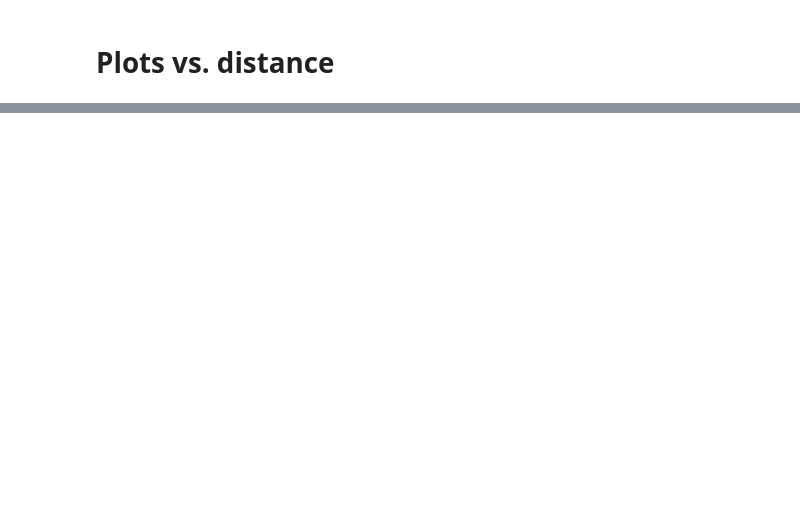
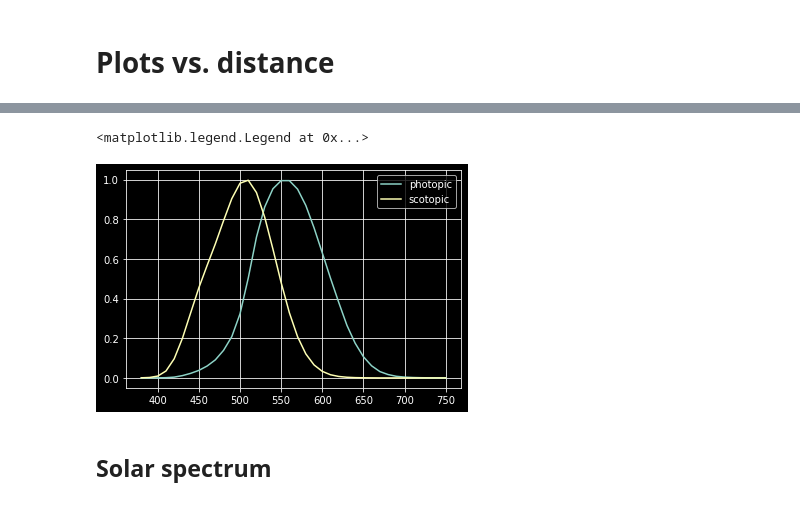
Before and after one commit to davidxcohen/imaging, a Jupyter notebook: func/Sand_Box.ipynb, the cells around one changed output, grey strips where cells are left out. Cells and saved outputs as stored; diff of their text form; code cells hidden in the pictures; blank space fills up the shorter version.

```diff
--- a/func/Sand_Box.ipynb
+++ b/func/Sand_Box.ipynb
@@ -70,0 +287,36 @@ iplot({'data': data, 'layout': layout})
+# %%
+# From Holst G. C. - CCD array cameras and display, 2nd ed., p. 24, JCD
+# publishing
+wavelength = np.linspace(380, 750, 38);
+photopic = np.array([ 0, .00012,
+            .0004, .0012, 0.004, .0116, .023, .038, .06, .091, .139,
+            .208, .323, .503, .71, .862, .954, .995, .995, .952, .87,
+            .757, .631, .503, .381, .265, .175, .107, .061, .032, .017,
+            .0082, .0041,
+            .0021, .00105, .00052, .00025, .00012])
+scotopic = np.array([.00059, .00221,
+            .00929, .03484, .0966, .1998, .3281, .455, .567, .676,
+            .793, .904, .982, .997, .935, .811, .65, .481, .3288,
+            .2076, .1212, .0655, .03315, .01593, .00737, .00335, .0015,
+            .00067, .00031, 0, 0, 0, 0,
+            0, 0, 0, 0, 0])
+low_wl = 400
+high_wl = 700
+wl_vec = np.all([[wavelength <=700 ], [wavelength >=400 ]], axis=0)
+visible_integral_factor = np.sum(photopic[wl_vec[0]]) / (np.sum(wl_vec) * np.max(photopic))
+                           # ratio between integral of photopic respone
+                           # to its maximum @ 555 nm
+                           # To convert from lux to W/cm2 ==> divide by
+                           # this factor
+luminous_efficacy = 683 # [lumen/W] luminous efficacy - (lm/W) @ 555 nm
+# photopic, wavelength, len(photopic), len(wavelength), math.pi
+# %%
+plt.plot(wavelength, photopic, label='photopic')
+plt.plot(wavelength, scotopic, label='scotopic')
+plt.grid()
+plt.legend()
+# %% [output]
+<matplotlib.legend.Legend at 0x...>
+[figure, added]
+# %% [markdown]
+## Solar spectrum
```
Also changed, not shown: parts of 25 cells of this notebook, 3 other files.
